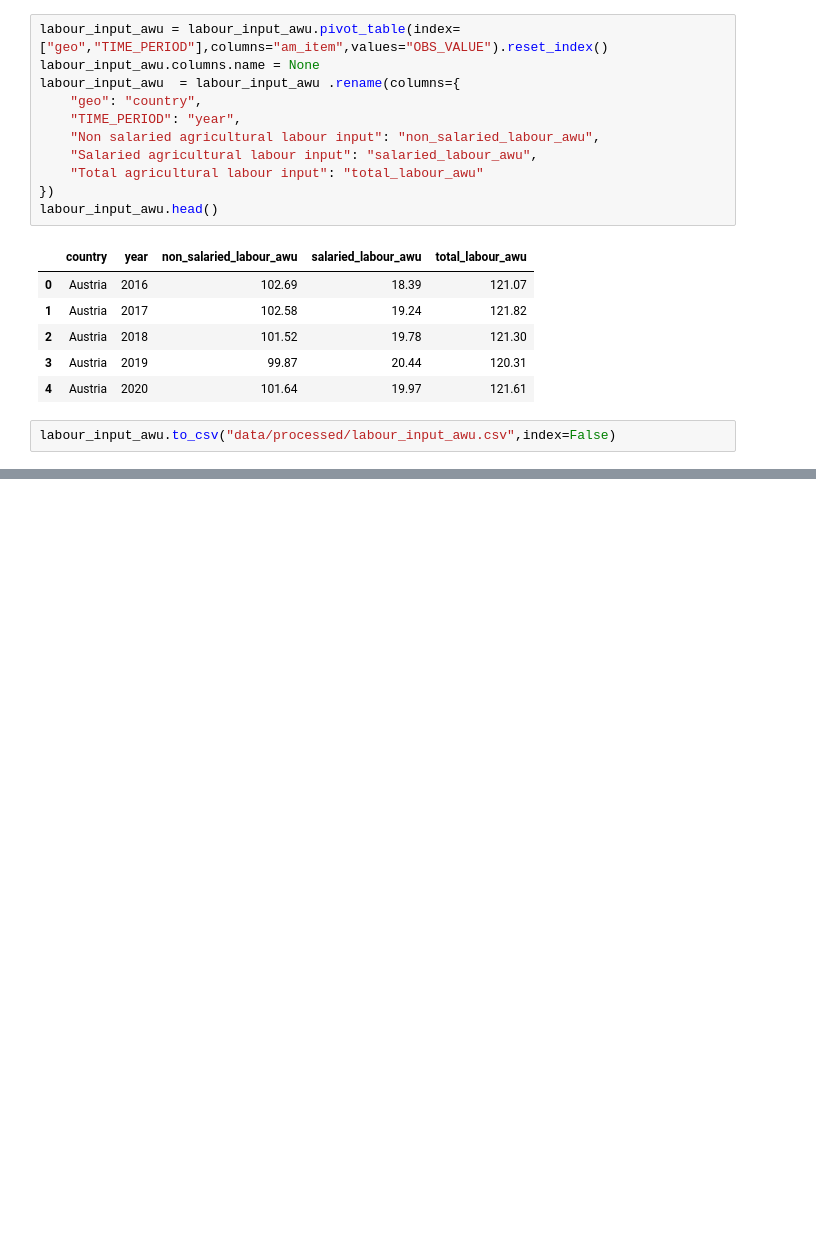
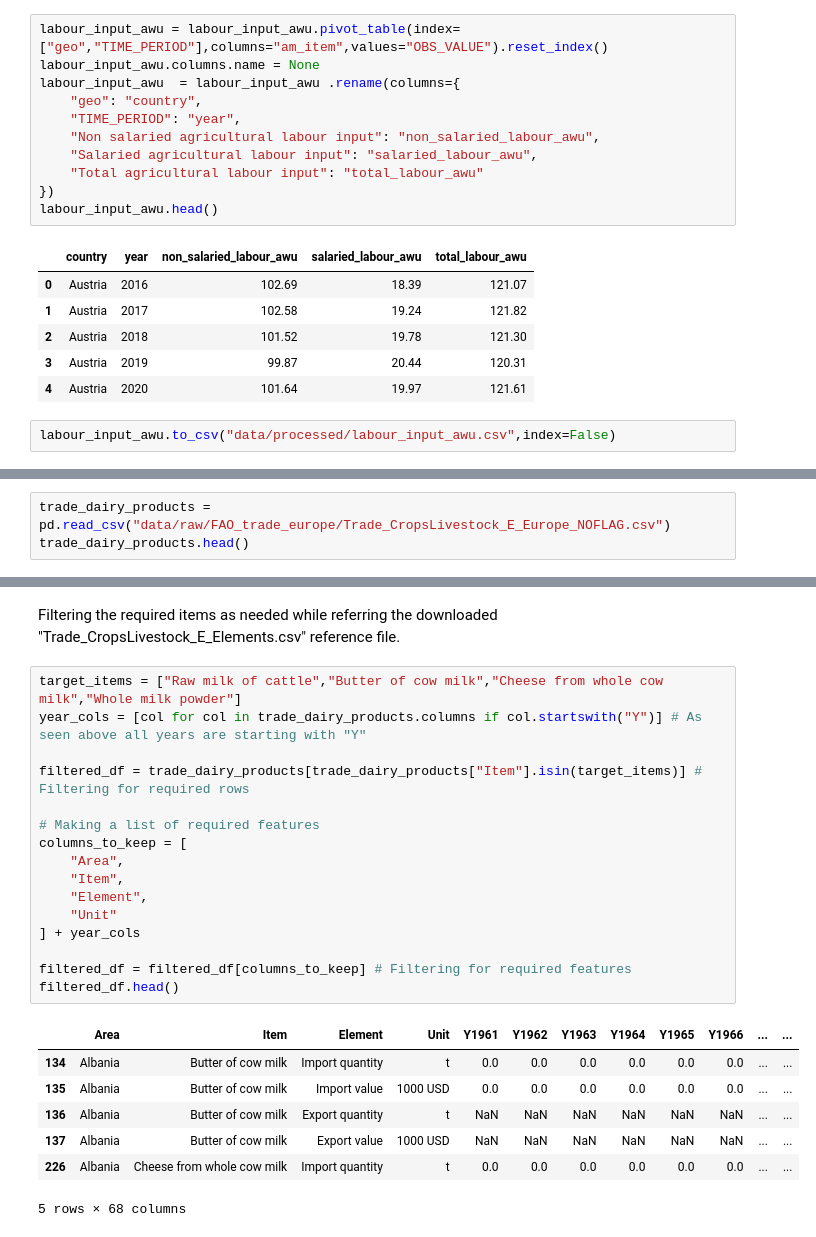
Before and after one commit to alizah-2026006/ca2-dairy-dashboard, a Jupyter notebook: data_prep_notebook.ipynb, the cells around one changed output, grey strips where cells are left out. Saved outputs shown, nothing was run; the diff lists cells and outputs as text; blank space fills up the shorter version.

Commit message:
Data Inspection

```diff
--- a/data_prep_notebook.ipynb
+++ b/data_prep_notebook.ipynb
@@ -894,0 +901,3 @@ labour_input_awu.to_csv("data/processed/labour_input_awu.csv",index=False)
+# %%
+trade_dairy_products = pd.read_csv("data/raw/FAO_trade_europe/Trade_CropsLivestock_E_Europe_NOFLAG.csv")
+trade_dairy_products.head()
@@ -894,0 +946,26 @@ labour_input_awu.to_csv("data/processed/labour_input_awu.csv",index=False)
+# %% [markdown]
+Filtering the required items as needed while referring the downloaded "Trade_CropsLivestock_E_Elements.csv" reference file.
+# %%
+target_items = ["Raw milk of cattle","Butter of cow milk","Cheese from whole cow milk","Whole milk powder"]
+year_cols = [col for col in trade_dairy_products.columns if col.startswith("Y")] # As seen above all years are starting with "Y"
+
+filtered_df = trade_dairy_products[trade_dairy_products["Item"].isin(target_items)] # Filtering for required rows
+
+# Making a list of required features
+columns_to_keep = [
+    "Area",
+    "Item",
+    "Element",
+    "Unit"
+] + year_cols
+
+filtered_df = filtered_df[columns_to_keep] # Filtering for required features
+filtered_df.head()
+# %% [output]
+|  | Area | Item | Element | Unit | Y1961 | Y1962 | Y1963 | Y1964 | Y1965 | Y1966 | ... | ... |
+| 134 | Albania | Butter of cow milk | Import quantity | t | 0.0 | 0.0 | 0.0 | 0.0 | 0.0 | 0.0 | ... | ... |
+| 135 | Albania | Butter of cow milk | Import value | 1000 USD | 0.0 | 0.0 | 0.0 | 0.0 | 0.0 | 0.0 | ... | ... |
+| 136 | Albania | Butter of cow milk | Export quantity | t | NaN | NaN | NaN | NaN | NaN | NaN | ... | ... |
+| 137 | Albania | Butter of cow milk | Export value | 1000 USD | NaN | NaN | NaN | NaN | NaN | NaN | ... | ... |
+| 226 | Albania | Cheese from whole cow milk | Import quantity | t | 0.0 | 0.0 | 0.0 | 0.0 | 0.0 | 0.0 | ... | ... |
+5 rows × 68 columns
```
Also changed, not shown: parts of 52 cells of this notebook, 16 other files.
